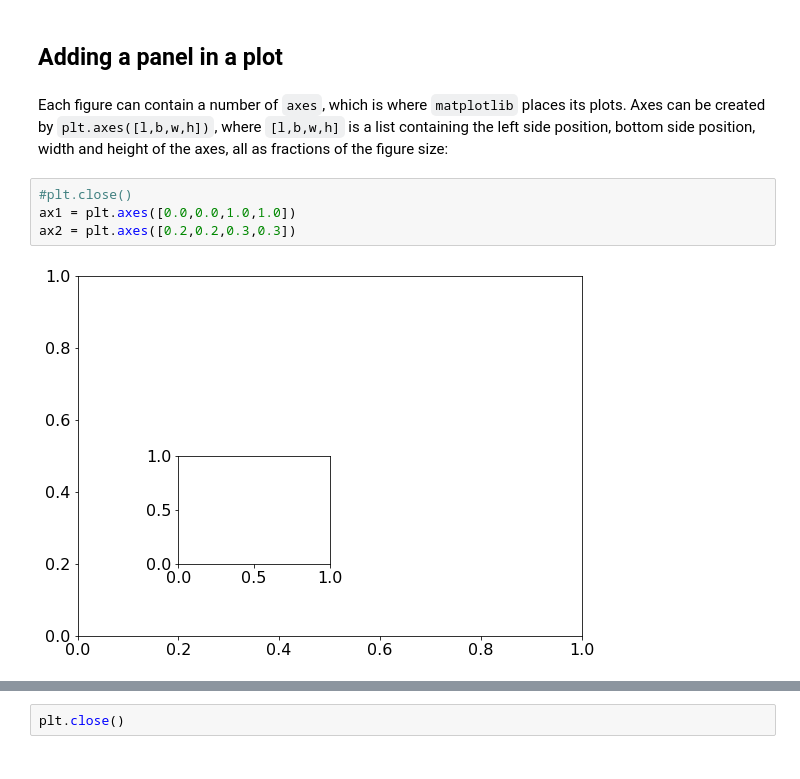
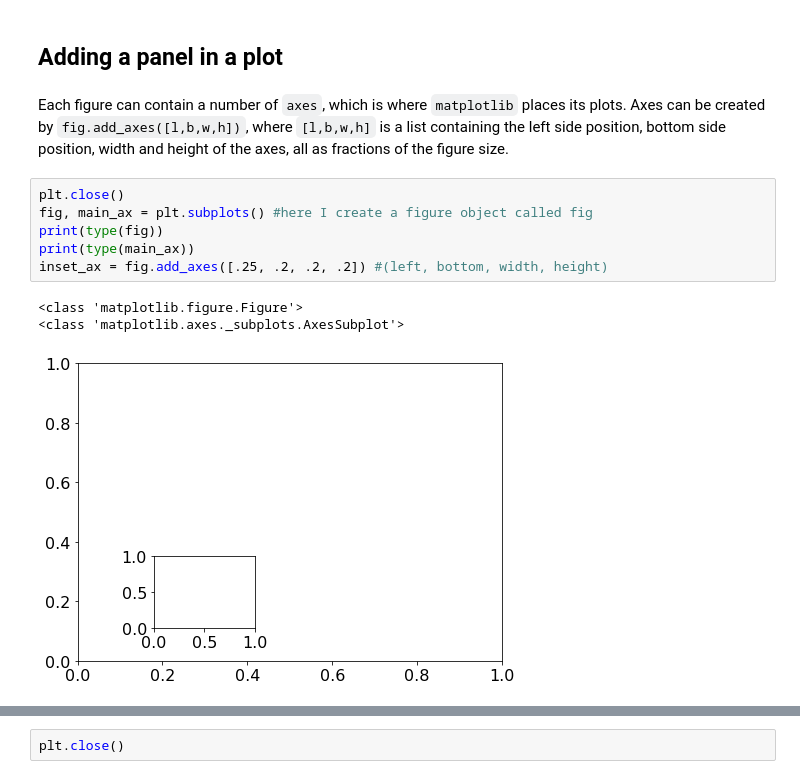
Before and after one commit to bgiacoma/introduction-to-python, a Jupyter notebook: 03_Matplotlib.ipynb, the cells around one changed output, grey strips where cells are left out. Drawn from its saved outputs; the diff is of its cells as text.

```diff
--- a/03_Matplotlib.ipynb
+++ b/03_Matplotlib.ipynb
@@ -236,11 +240,15 @@ plt.savefig('my_figure.pdf')
 # %% [markdown]
 ## Adding a panel in a plot
 # %% [markdown]
-Each figure can contain a number of `axes`, which is where `matplotlib` places its plots. Axes can be created by `plt.axes([l,b,w,h])`, where `[l,b,w,h]` is a list containing the left side position, bottom side position, width and height of the axes, all as fractions of the figure size:
+Each figure can contain a number of `axes`, which is where `matplotlib` places its plots. Axes can be created by `fig.add_axes([l,b,w,h])`, where `[l,b,w,h]` is a list containing the left side position, bottom side position, width and height of the axes, all as fractions of the figure size.
-# %%
-#plt.close()
-ax1 = plt.axes([0.0,0.0,1.0,1.0])
-ax2 = plt.axes([0.2,0.2,0.3,0.3])
-# %% [output]
-[figure, removed]
+# %%
+plt.close()
+fig, main_ax = plt.subplots() #here I create a figure object called fig
+print(type(fig))
+print(type(main_ax))
+inset_ax = fig.add_axes([.25, .2, .2, .2]) #(left, bottom, width, height)
+# %% [output]
+<class 'matplotlib.figure.Figure'>
+<class 'matplotlib.axes._subplots.AxesSubplot'>
+[figure, added]
 # %% [markdown]
```
Also changed, not shown: parts of 5 cells of this notebook.
